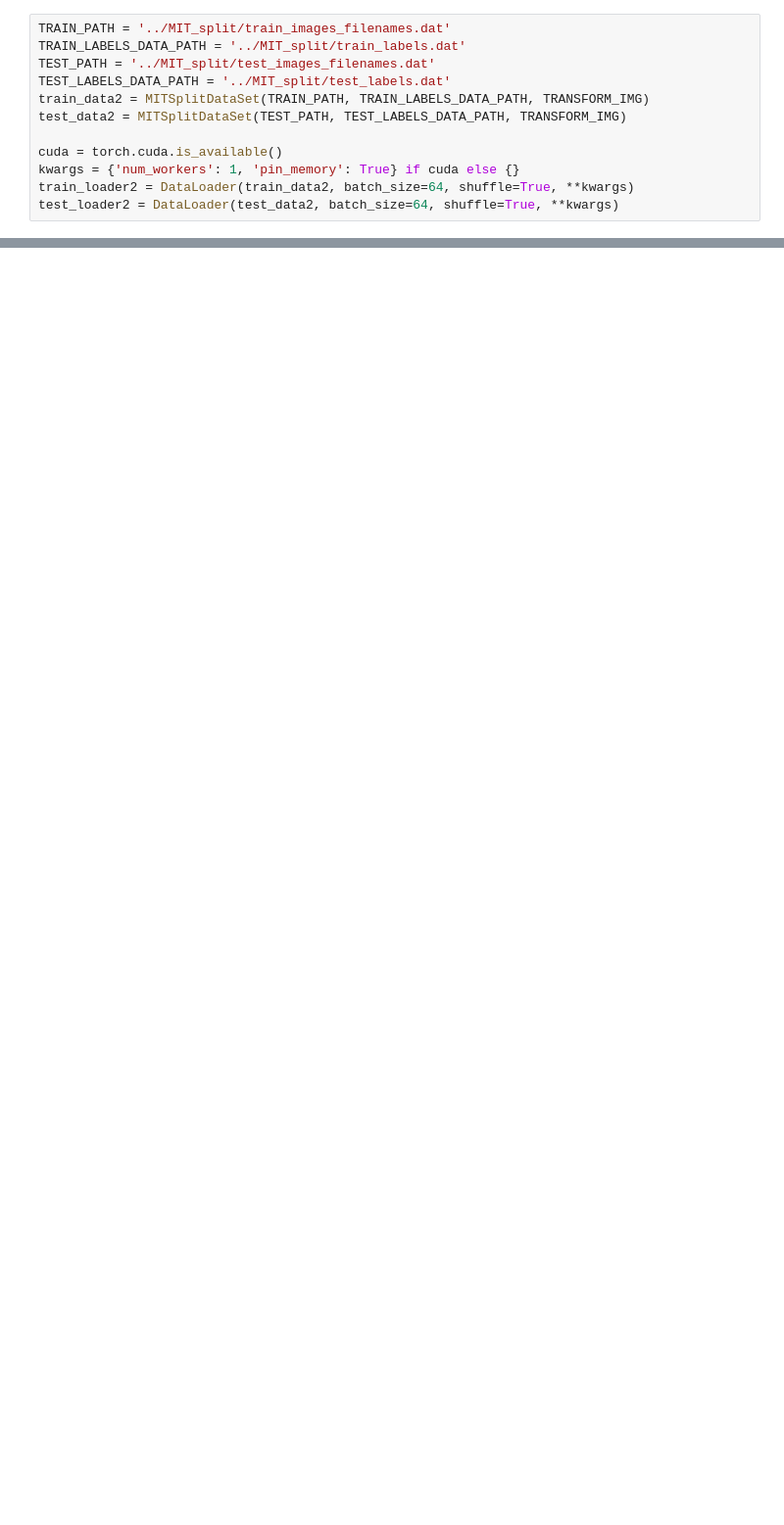
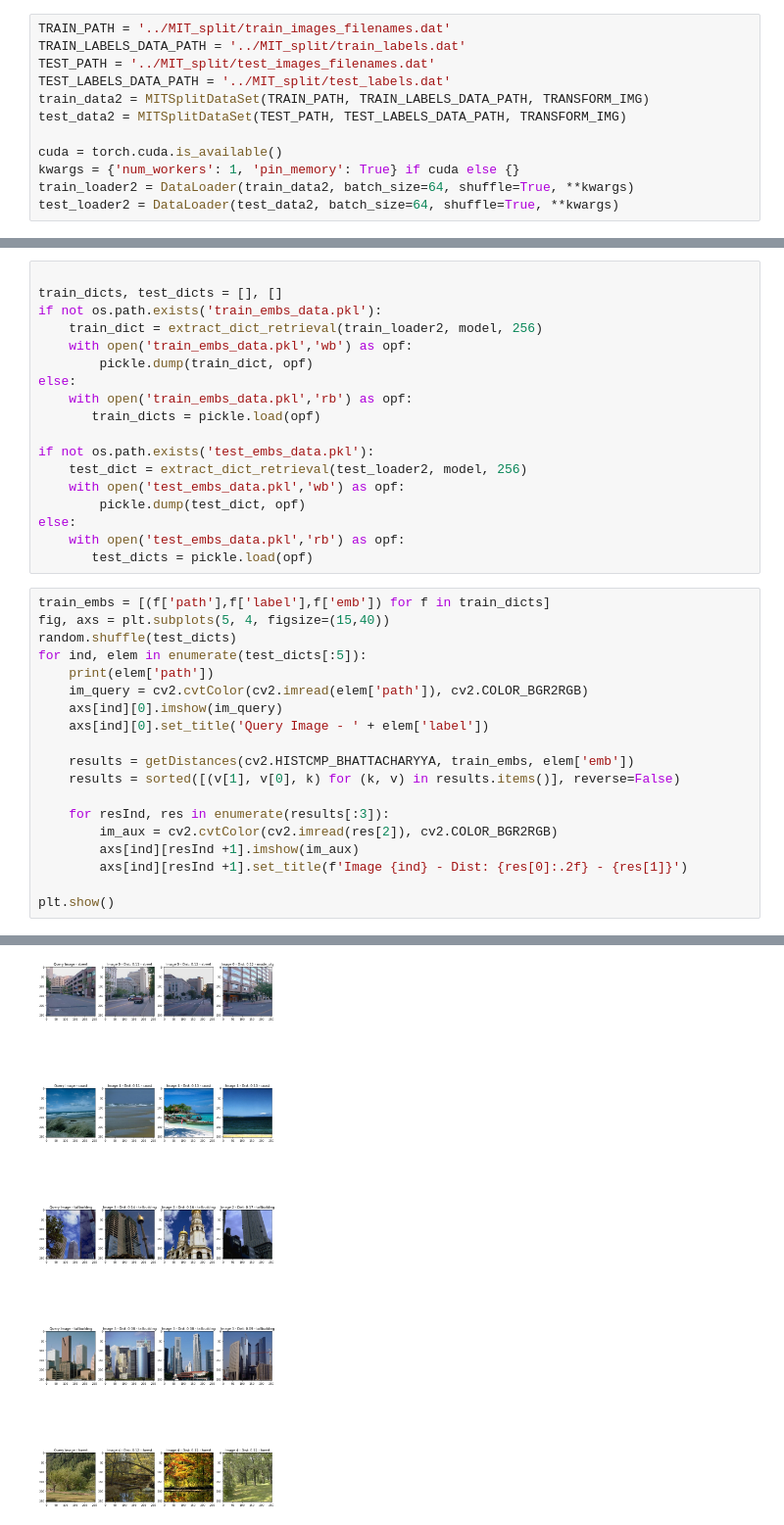
Before and after one commit to bersecke/MCV-2022-M5-Project, a Jupyter notebook: Week4/taskA.ipynb, the cells around one changed output, grey strips where cells are left out. Shown at 98% size. Drawn from its saved outputs; the diff is of its cells as text; blank space fills up the shorter version.

Commit message:
retrieval finished

```diff
--- a/Week4/taskA.ipynb
+++ b/Week4/taskA.ipynb
@@ -265,0 +177,38 @@ plt.show()
+# %%
+
+train_dicts, test_dicts = [], []
+if not os.path.exists('train_embs_data.pkl'):
+    train_dict = extract_dict_retrieval(train_loader2, model, 256)
+    with open('train_embs_data.pkl','wb') as opf:
+        pickle.dump(train_dict, opf)
+else:
+    with open('train_embs_data.pkl','rb') as opf:
+       train_dicts = pickle.load(opf)
+
+if not os.path.exists('test_embs_data.pkl'):
+    test_dict = extract_dict_retrieval(test_loader2, model, 256)
+    with open('test_embs_data.pkl','wb') as opf:
+        pickle.dump(test_dict, opf)
+else:
+    with open('test_embs_data.pkl','rb') as opf:
+       test_dicts = pickle.load(opf)
+# %%
+train_embs = [(f['path'],f['label'],f['emb']) for f in train_dicts]
+fig, axs = plt.subplots(5, 4, figsize=(15,40))
+random.shuffle(test_dicts)
+for ind, elem in enumerate(test_dicts[:5]):
+    print(elem['path'])
+    im_query = cv2.cvtColor(cv2.imread(elem['path']), cv2.COLOR_BGR2RGB)
+    axs[ind][0].imshow(im_query)
+    axs[ind][0].set_title('Query Image - ' + elem['label'])
+
+    results = getDistances(cv2.HISTCMP_BHATTACHARYYA, train_embs, elem['emb'])
+    results = sorted([(v[1], v[0], k) for (k, v) in results.items()], reverse=False)
+
+    for resInd, res in enumerate(results[:3]):
+        im_aux = cv2.cvtColor(cv2.imread(res[2]), cv2.COLOR_BGR2RGB)
+        axs[ind][resInd +1].imshow(im_aux)
+        axs[ind][resInd +1].set_title(f'Image {ind} - Dist: {res[0]:.2f} - {res[1]}')
+
+plt.show()
+# %% [output]
@@ -265,0 +220 @@ plt.show()
+[figure, added]
```
Also changed, not shown: parts of 29 cells of this notebook, 1 other file.
